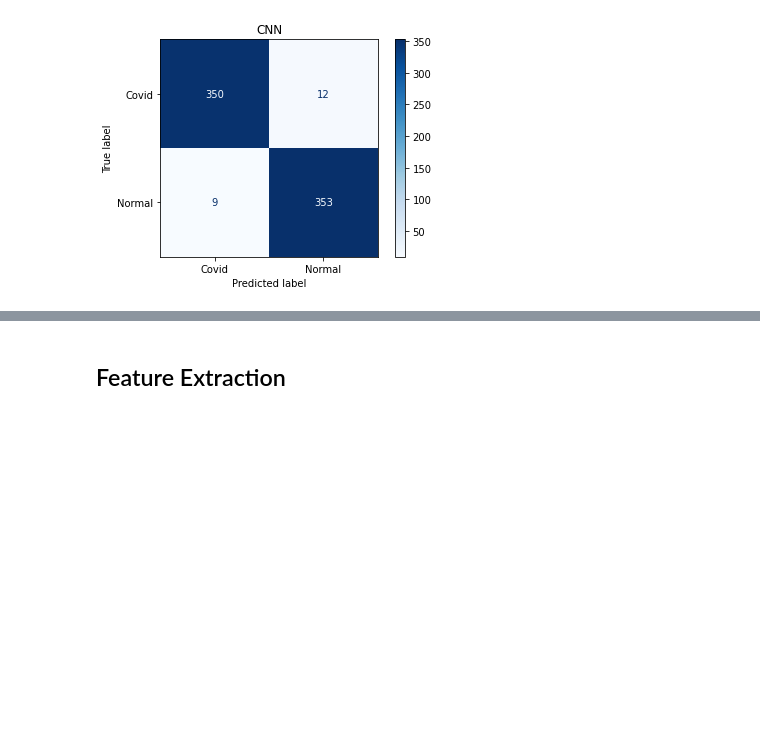
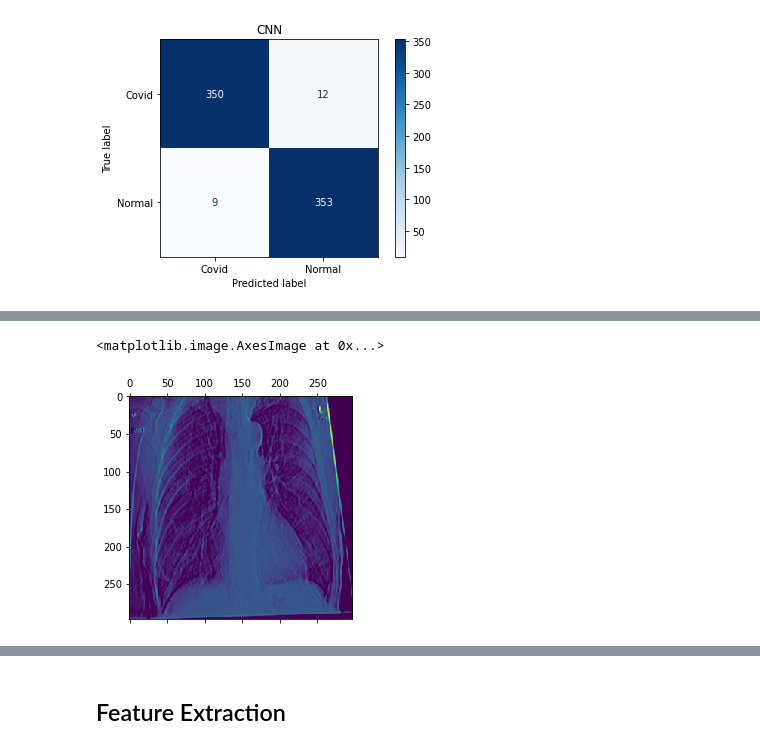
Before and after one commit to Arjun-Siva/covid-prediction, a Jupyter notebook: EMCNet_Covid_Prediction.ipynb, the cells around one changed output, grey strips where cells are left out. Saved outputs shown, nothing was run; the diff lists cells and outputs as text; code cells hidden in the pictures; blank space fills up the shorter version.

```diff
--- a/EMCNet_Covid_Prediction.ipynb
+++ b/EMCNet_Covid_Prediction.ipynb
@@ -219,0 +246,5 @@ Text(0.5, 1.0, 'CNN')
+# %%
+plt.matshow(first_layer_activation[0, :, :, 5], cmap='viridis')
+# %% [output]
+<matplotlib.image.AxesImage at 0x...>
+[figure, added]
```
Also changed, not shown: parts of 15 cells of this notebook.
